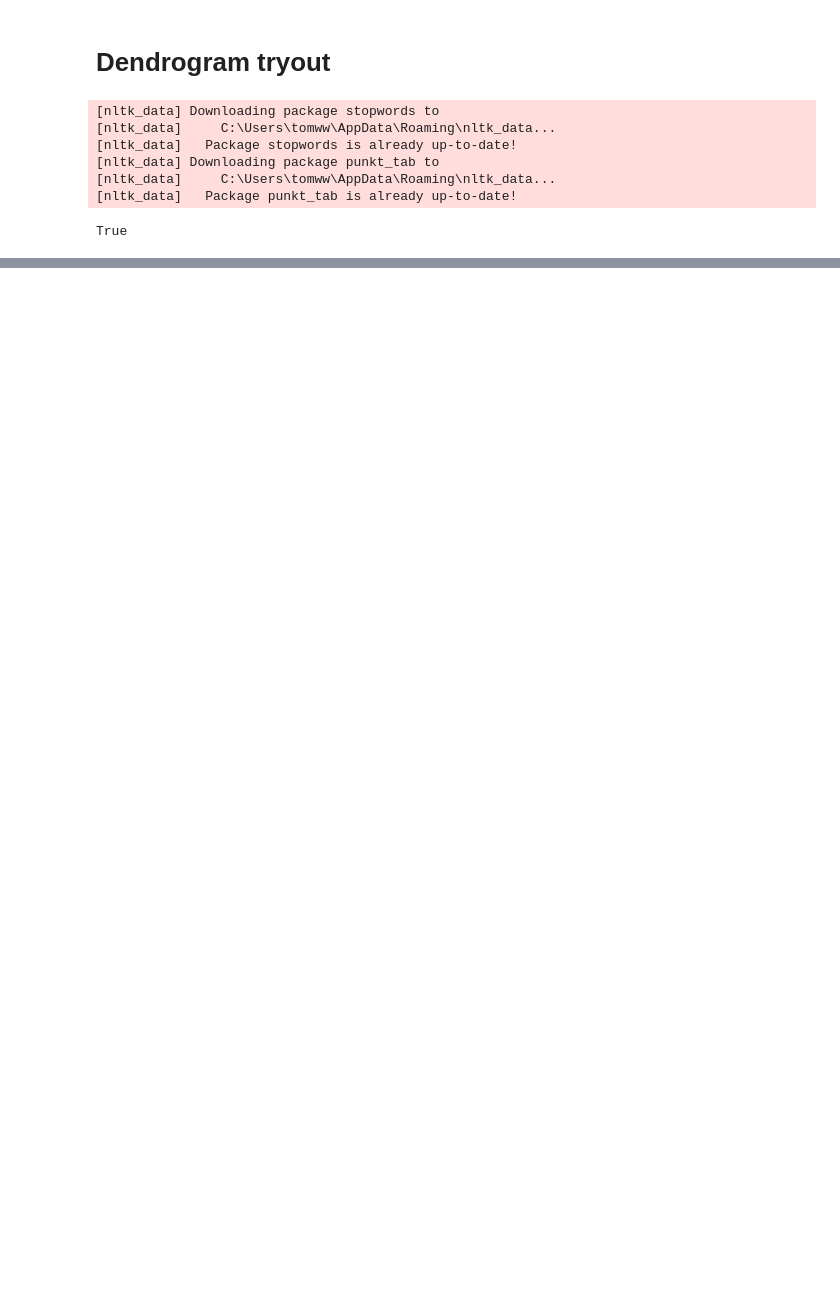
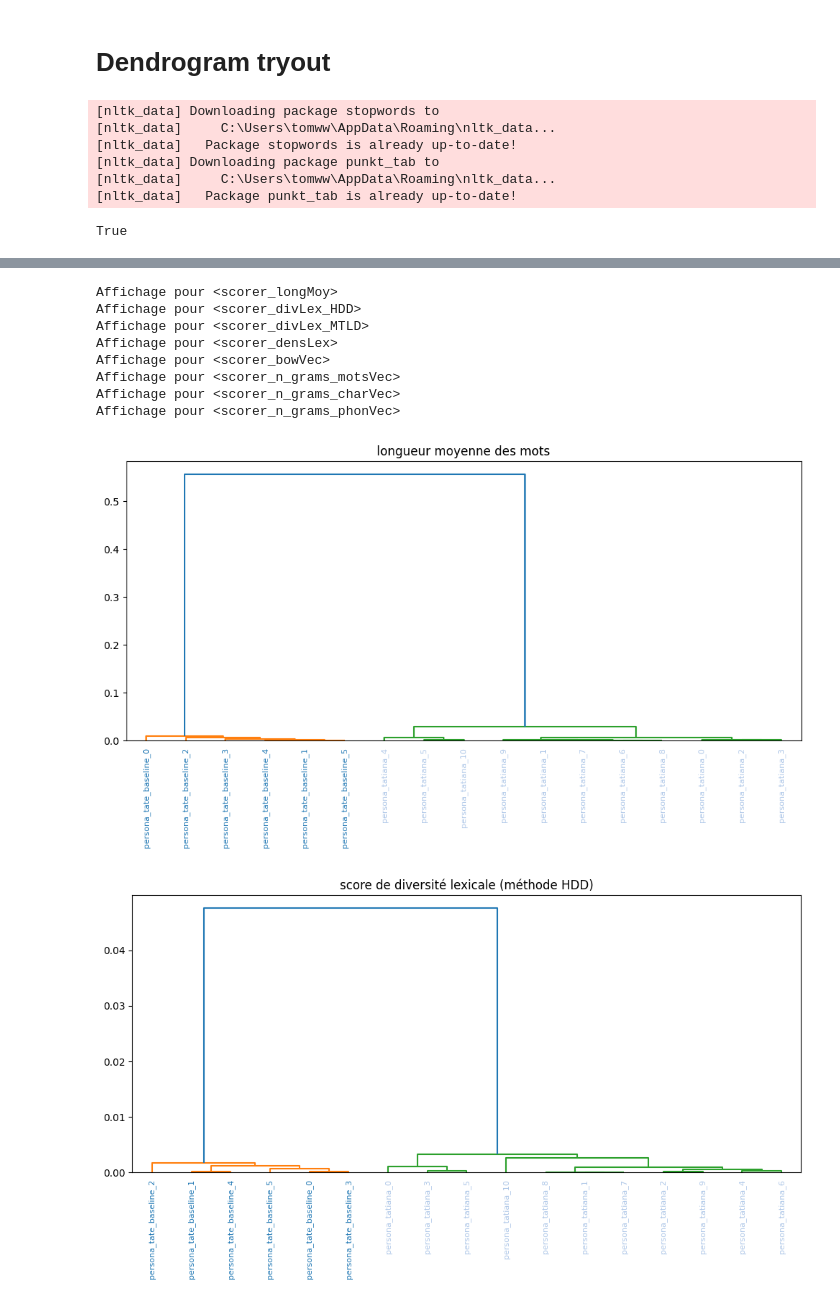
Before and after one commit to Phineaax/PardonMyFrench, a Jupyter notebook: dendrogram_tests_Tom.ipynb, the cells around one changed output, grey strips where cells are left out. Drawn from its saved outputs; the diff is of its cells as text; code cells hidden in the pictures; blank space fills up the shorter version.

```diff
--- a/dendrogram_tests_Tom.ipynb
+++ b/dendrogram_tests_Tom.ipynb
@@ -24,0 +21,2 @@ available_metrics
+# %%
+x = cs.get_aggregated_results("Corpus/TateMcRae_songs", n_sample=50)
@@ -24,0 +41,19 @@ available_metrics
+# %%
+results = x
+from score_utils import available_metrics
+scorers = available_metrics
+labels = list(results[scorers[0].name].keys())
+for scorer in scorers :
+    print(f"Affichage pour {scorer}")
+    cs.create_dendrogram(results[scorer.name], labels, scorer.description)
+# %% [output]
+Affichage pour <scorer_longMoy>
+Affichage pour <scorer_divLex_HDD>
+Affichage pour <scorer_divLex_MTLD>
+Affichage pour <scorer_densLex>
+Affichage pour <scorer_bowVec>
+Affichage pour <scorer_n_grams_motsVec>
+Affichage pour <scorer_n_grams_charVec>
+Affichage pour <scorer_n_grams_phonVec>
+[figure, added]
+[figure, added]
```
Also changed, not shown: parts of 6 cells of this notebook, 1 other file.
